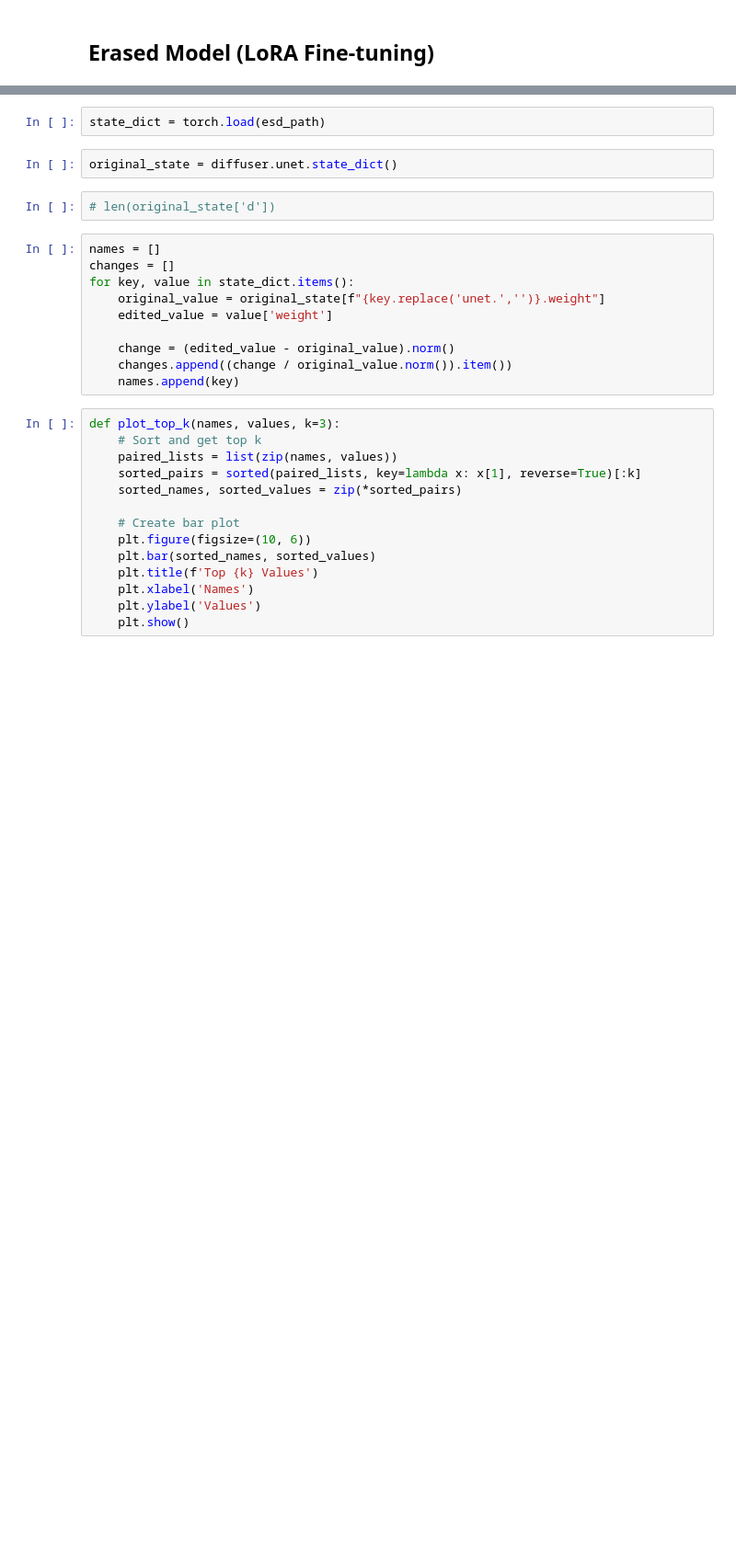
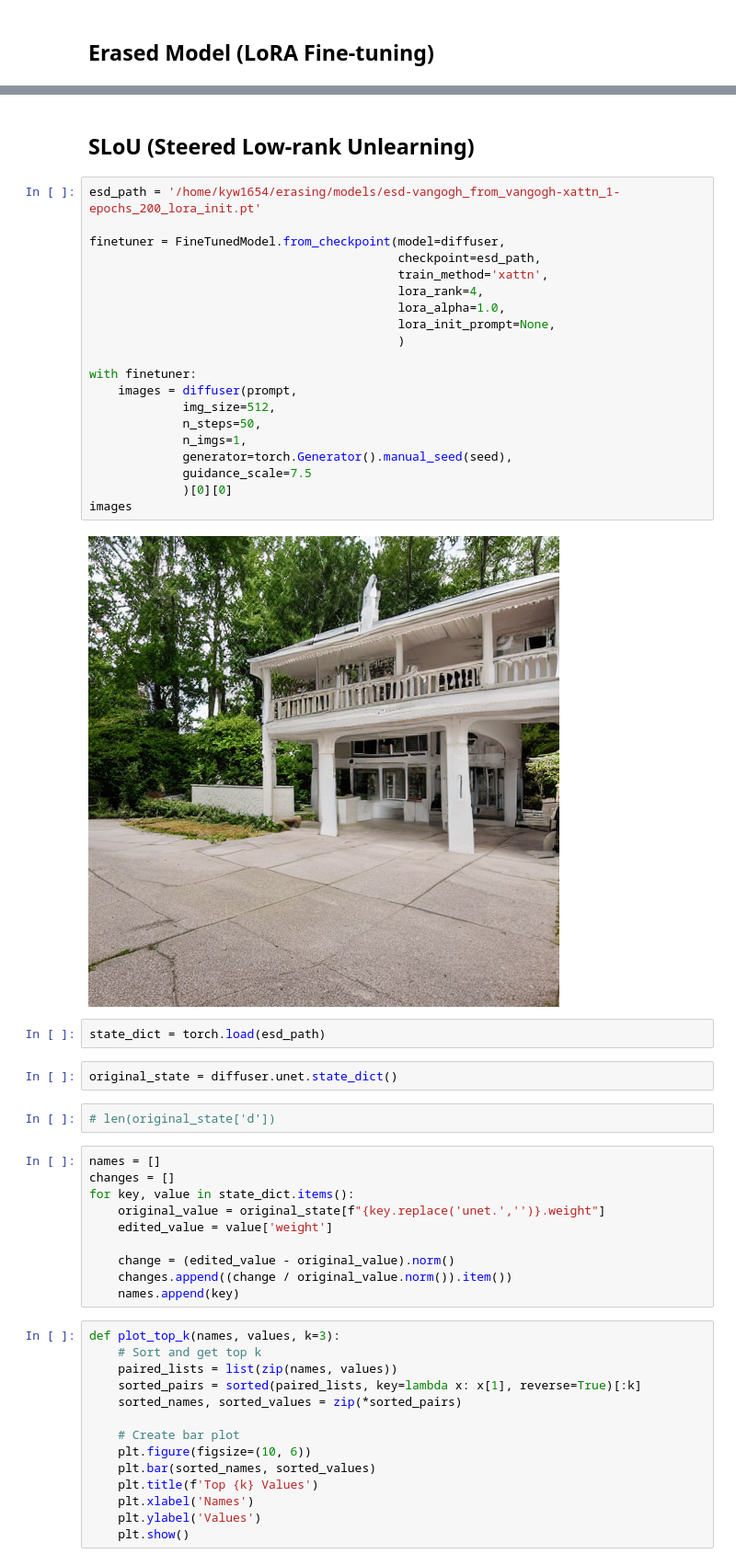
Before and after one commit to yongwookim1/precise-erasing, a Jupyter notebook: inference.ipynb, the cells around one changed output, grey strips where cells are left out. Shown at 92% size. Drawn from its saved outputs; the diff is of its cells as text; blank space fills up the shorter version.

Commit message:
feat: add lora init

```diff
--- a/inference.ipynb
+++ b/inference.ipynb
@@ -103,3 +65,27 @@ unet.mid_block.attentions.0.transformer_blocks.0.attn2.to_out.0
+# %% [markdown]
+## SLoU (Steered Low-rank Unlearning)
+# %%
+esd_path = '/home/kyw1654/erasing/models/esd-vangogh_from_vangogh-xattn_1-epochs_200_lora_init.pt'
+
+finetuner = FineTunedModel.from_checkpoint(model=diffuser,
+                                           checkpoint=esd_path,
+                                           train_method='xattn',
+                                           lora_rank=4,
+                                           lora_alpha=1.0,
+                                           lora_init_prompt=None,
+                                           )
+
+with finetuner:
+    images = diffuser(prompt,
+             img_size=512,
+             n_steps=50,
+             n_imgs=1,
+             generator=torch.Generator().manual_seed(seed),
+             guidance_scale=7.5
+             )[0][0]
+images
+# %% [output]
+[figure, added]
 # %%
 state_dict = torch.load(esd_path)
 # %%
```
Also changed, not shown: parts of 4 cells of this notebook, 2 other files.
